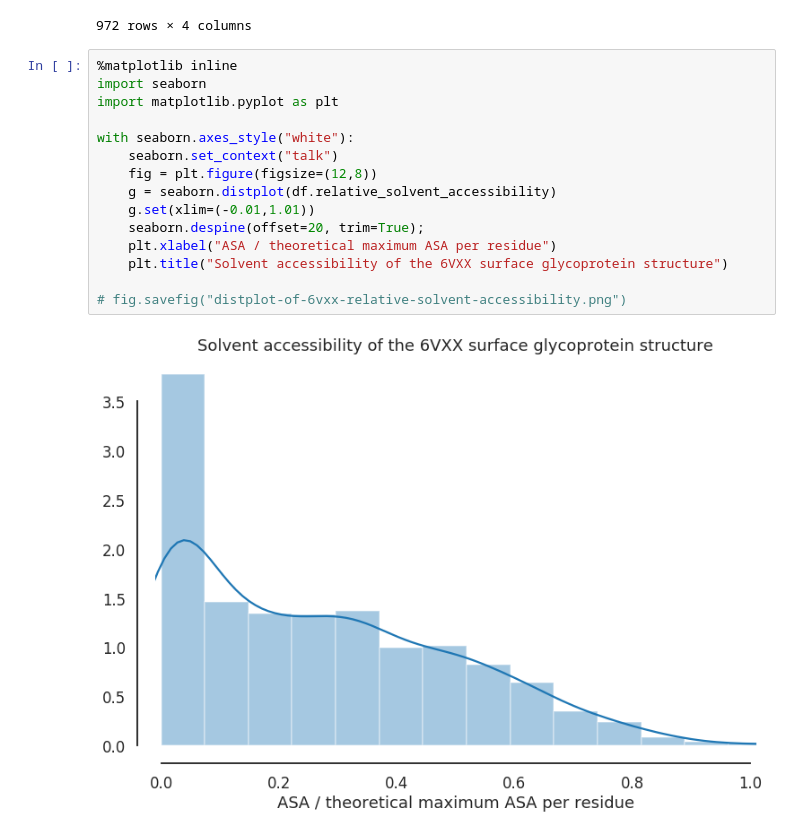
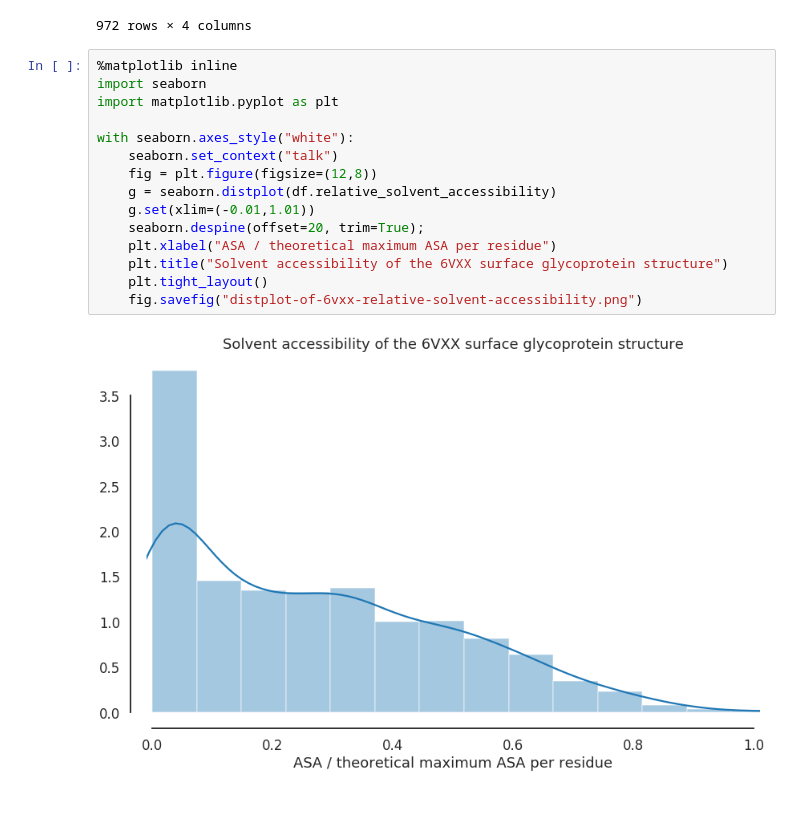
Before and after one commit to pirl-unc/Landscape-and-Selection-of-Vaccine-Epitopes-in-SARS-CoV-2, a Jupyter notebook: solvent-accessibility/Normalize solvent accessibility values for 6vxx.ipynb, the cells around one changed output. Saved outputs shown, nothing was run; the diff lists cells and outputs as text; blank space fills up the shorter version.

```diff
--- a/solvent-accessibility/Normalize solvent accessibility values for 6vxx.ipynb
+++ b/solvent-accessibility/Normalize solvent accessibility values for 6vxx.ipynb
@@ -114,17 +114,17 @@ df
 # %%
 %matplotlib inline
 import seaborn
 import matplotlib.pyplot as plt
 
 with seaborn.axes_style("white"):
     seaborn.set_context("talk")
     fig = plt.figure(figsize=(12,8))
     g = seaborn.distplot(df.relative_solvent_accessibility)
     g.set(xlim=(-0.01,1.01))
     seaborn.despine(offset=20, trim=True);
     plt.xlabel("ASA / theoretical maximum ASA per residue")
     plt.title("Solvent accessibility of the 6VXX surface glycoprotein structure")
-
-# fig.savefig("distplot-of-6vxx-relative-solvent-accessibility.png")
+    plt.tight_layout()
+    fig.savefig("distplot-of-6vxx-relative-solvent-accessibility.png")
 # %% [output]
-[figure, old version]
+[figure, new version]
```
Also changed, not shown: 2 other files.
